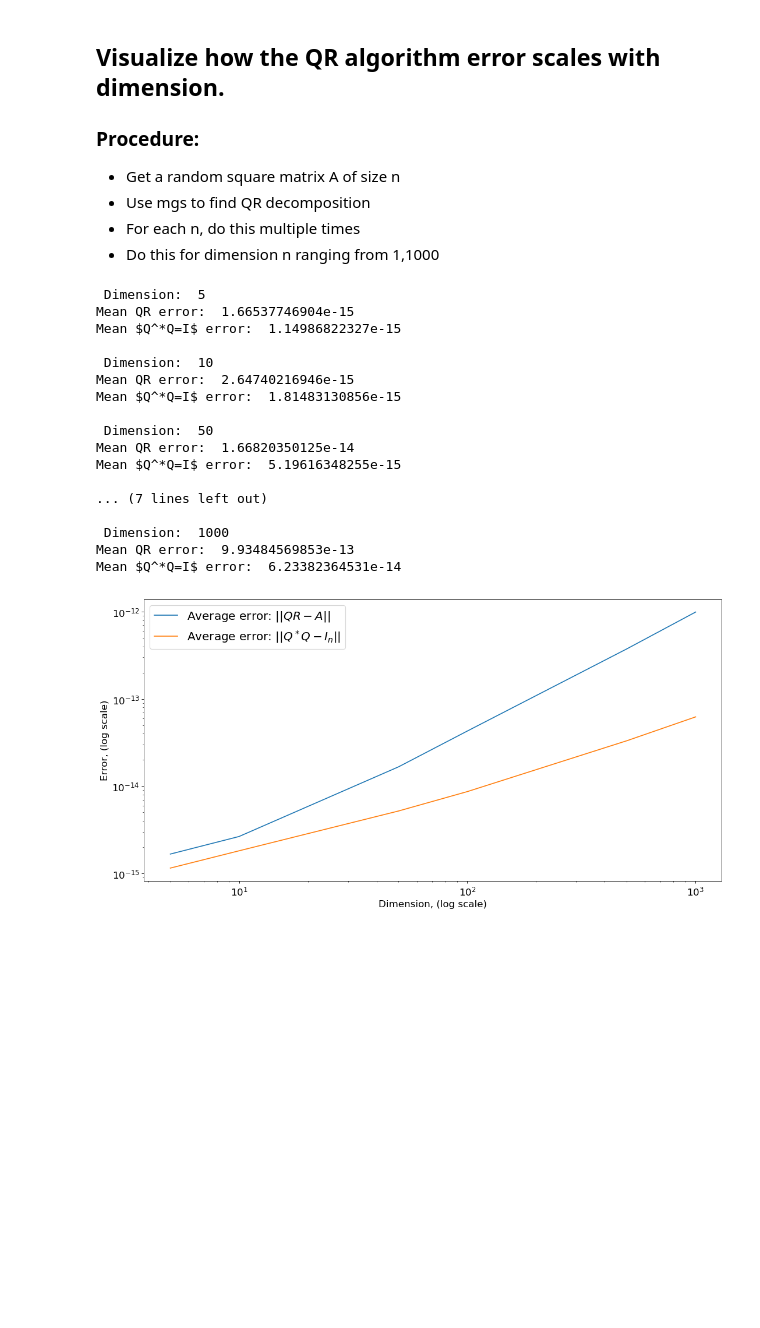
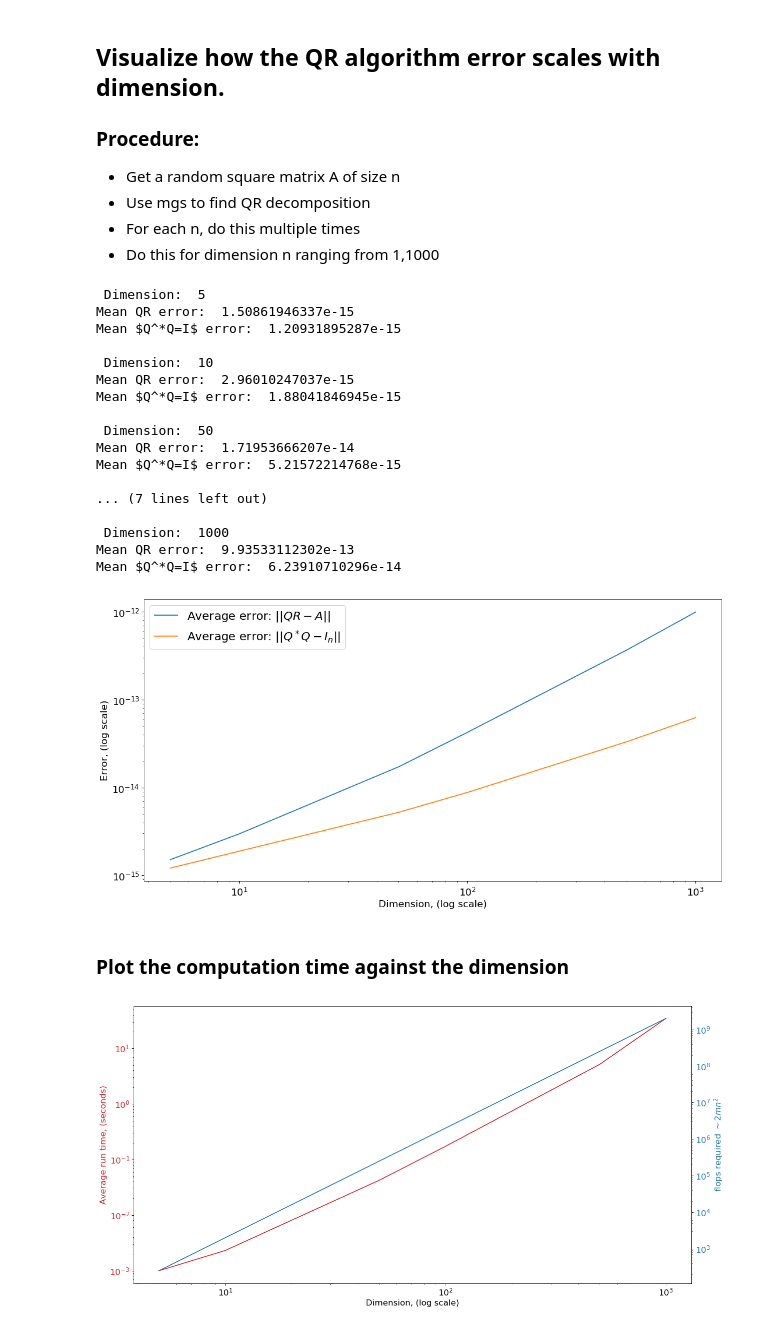
Before and after one commit to Lunderman/Numerical_Analysis, a Jupyter notebook: HW5_10p2.ipynb, the cells around one changed output. Saved outputs shown, nothing was run; the diff lists cells and outputs as text; code cells hidden in the pictures; blank space fills up the shorter version.

```diff
--- a/HW5_10p2.ipynb
+++ b/HW5_10p2.ipynb
@@ -74,6 +75,8 @@ nTests = [5,10,50,100,500,1000]
 # define the number of trials per n dimension
 nIter = 20
 
+# Set up run time
+QR_runtime = np.zeros((nIter,len(nTests)))
 # Set up QR error results
 QR_Err = np.zeros((nIter,len(nTests)))
 # Set up Q^*Q=I error results
@@ -82,8 +85,10 @@ QTQ_Err = np.zeros((nIter,len(nTests)))
 for jj,n in enumerate(nTests):
     for kk in range(nIter):
         A = np.random.rand(n,n)
+        tic = time.time()
         W,R = house(A)
         Q = formQ(W)
+        QR_runtime[kk,jj] = time.time()-tic
         QR_Err[kk,jj]=np.linalg.norm(Q@R-A)
         QTQ_Err[kk,jj]=np.linalg.norm(Q.T@Q-np.identity(n))
     print('\n Dimension: ',n)
@@ -91,22 +96,22 @@ for jj,n in enumerate(nTests):
     print('Mean $Q^*Q=I$ error: ',np.mean(QTQ_Err[:,jj]))
 # %% [output]
  Dimension:  5
-Mean QR error:  1.66537746904e-15
-Mean $Q^*Q=I$ error:  1.14986822327e-15
+Mean QR error:  1.50861946337e-15
+Mean $Q^*Q=I$ error:  1.20931895287e-15
 
  Dimension:  10
-Mean QR error:  2.64740216946e-15
-Mean $Q^*Q=I$ error:  1.81483130856e-15
+Mean QR error:  2.96010247037e-15
+Mean $Q^*Q=I$ error:  1.88041846945e-15
 
  Dimension:  50
-Mean QR error:  1.66820350125e-14
-Mean $Q^*Q=I$ error:  5.19616348255e-15
+Mean QR error:  1.71953666207e-14
+Mean $Q^*Q=I$ error:  5.21572214768e-15
 
 ... (7 lines left out)
 
  Dimension:  1000
-Mean QR error:  9.93484569853e-13
-Mean $Q^*Q=I$ error:  6.23382364531e-14
+Mean QR error:  9.93533112302e-13
+Mean $Q^*Q=I$ error:  6.23910710296e-14
 # %%
 plt.plot(nTests, np.mean(QR_Err,axis=0),label='Average error: $||QR-A||$')
 plt.plot(nTests, np.mean(QTQ_Err,axis=0),label='Average error: $||Q^*Q-I_n||$')
@@ -117,4 +122,28 @@ plt.xscale('log')
 plt.legend()
 plt.show()
 # %% [output]
-[figure, old version]
+[figure, new version]
+# %% [markdown]
+### Plot the computation time against the dimension
+# %%
+fig, ax1 = plt.subplots()
+
+color = 'tab:red'
+ax1.set_xlabel('Dimension, (log scale)')
+ax1.set_ylabel('Average run time, (seconds)', color=color)
+ax1.plot(nTests, np.mean(QR_runtime,axis=0), color=color)
+ax1.tick_params(axis='y', labelcolor=color)
+ax1.set_xscale('log')
+ax1.set_yscale('log')
+
+ax2 = ax1.twinx()  # instantiate a second axes that shares the same x-axis
+ax2.set_yscale('log')
+
+ax2.set_ylabel('flops required $\sim 2mn^2$', color='tab:blue')  # we already handled the x-label with ax1
+ax2.plot(nTests, 2*np.array(nTests)**3, color='tab:blue')
+ax2.tick_params(axis='y', labelcolor='tab:blue')
+
+fig.tight_layout()  # otherwise the right y-label is slightly clipped
+plt.show()
+# %% [output]
+[figure, added]
```
Also changed, not shown: parts of 2 cells of this notebook, 3 other files.
